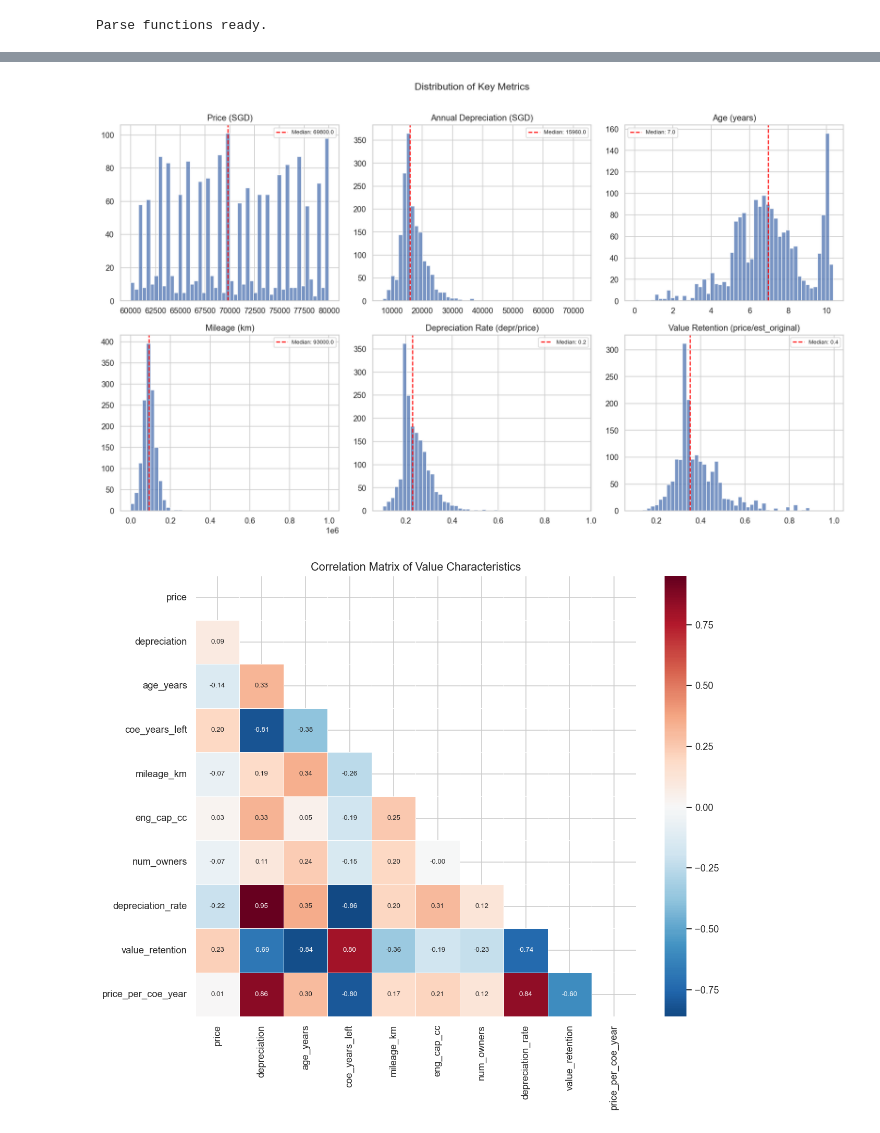
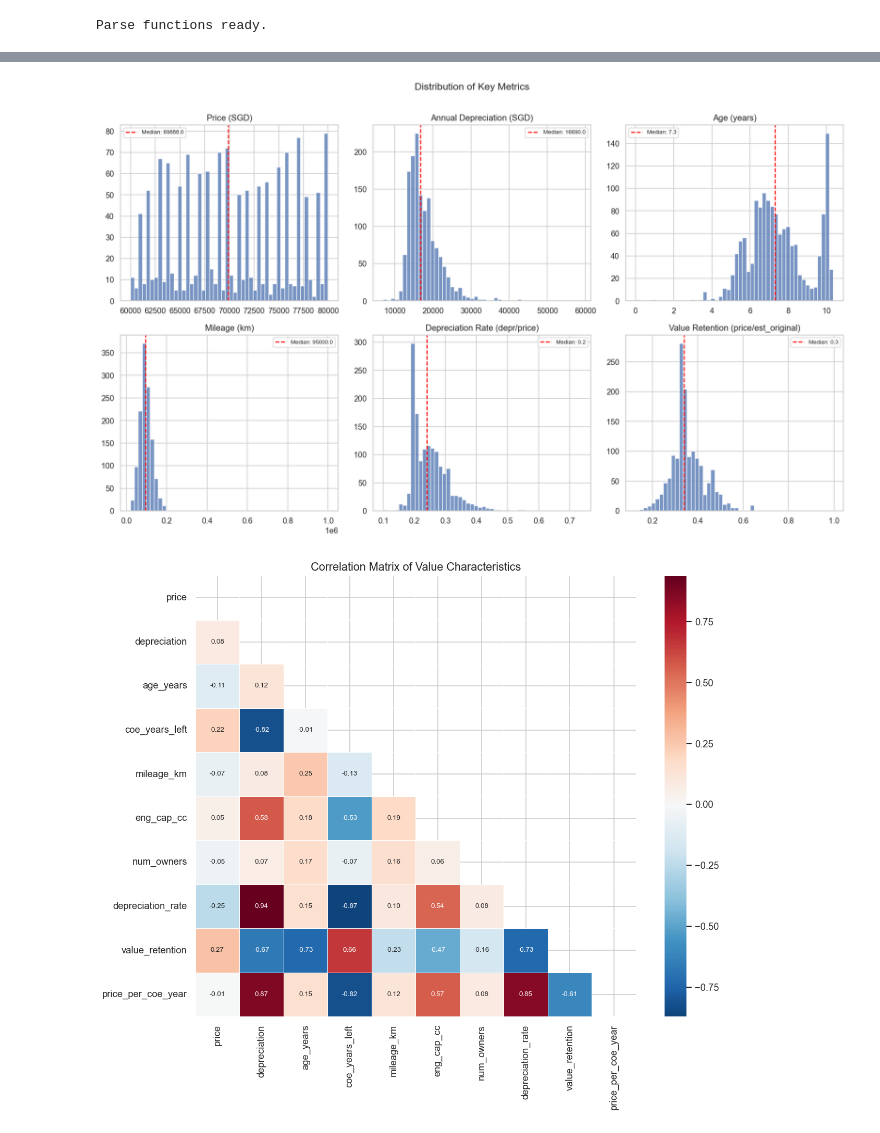
Before and after one commit to luarss/sgcarmart-data, a Jupyter notebook: analysis/used-car-value-study.ipynb, the cells around one changed output, grey strips where cells are left out. Cells and saved outputs as stored; diff of their text form; code cells hidden in the pictures.

```diff
--- a/analysis/used-car-value-study.ipynb
+++ b/analysis/used-car-value-study.ipynb
@@ -23,13 +23,8 @@ plt.rcParams["figure.figsize"] = (10, 5)
 TODAY = date(2026, 5, 23)
 YEAR_FROM = TODAY.year - 10  # dynamic: excludes cars older than 10 years (COE-renewed)
 
-# Resolve paths: notebook is in analysis/, data is at project root
 NB_DIR = Path.cwd()
-if (NB_DIR / "data").exists():
-    PROJECT_ROOT = NB_DIR
-else:
-    PROJECT_ROOT = NB_DIR.parent
-
+PROJECT_ROOT = NB_DIR if (NB_DIR / "data").exists() else NB_DIR.parent
 DATA_FILE = PROJECT_ROOT / "data/used_cars/sgd-60k-80k-newest/latest.json"
 
 # Watch config (inline — same as data/used_cars/sgd-60k-80k-newest/config.json)
@@ -39,6 +34,7 @@ watch_config = {
         "min_price": 60000,
         "max_price": 80000,
         "year_from": YEAR_FROM,
+        "vts": 2,                   # "All Passenger Cars" — excludes vans/commercial
         "avl": "a",
         "sortby": "REG_DESC",
         "limit": 100,
@@ -65,14 +62,5 @@ with open(DATA_FILE) as f:
 
 listings = list(raw.values())
 print(f"Loaded {len(listings)} listings")
-
-# Apply same year_from filter as the watch config
-listings = [c for c in listings if c.get('reg_date')]
-before = len(listings)
-listings = [
-    c for c in listings
-    if datetime.strptime(c['reg_date'], '%d-%b-%Y').year >= YEAR_FROM
-]
-print(f"After excluding pre-{YEAR_FROM} (COE-renewed): {len(listings)} (removed {before - len(listings)})")
 print(f"Fields: {list(listings[0].keys())}")
 # %% [output]
@@ -139,13 +111,10 @@ for car in listings:
     reg_date = parse_reg_date(car.get('reg_date'))
     age = (TODAY - reg_date).days / 365.25 if reg_date else None
     rows.append({
-        'id': car['id'],
-        'title': car['title'],
+        'id': car['id'], 'title': car['title'],
         'brand': extract_brand(car['title']),
-        'price': car.get('price'),
-        'depreciation': car.get('depreciation'),
-        'reg_date': reg_date,
-        'age_years': age,
+        'price': car.get('price'), 'depreciation': car.get('depreciation'),
+        'reg_date': reg_date, 'age_years': age,
         'coe_years_left': parse_coe_left(car.get('coe_left')),
         'mileage_km': parse_mileage(car.get('mileage')),
         'eng_cap_cc': parse_eng_cap(car.get('eng_cap')),
@@ -186,16 +155,13 @@ df['price_per_coe_year'] = df['price'] / df['coe_years_left']
 df['depreciation_per_cc'] = df['depreciation'] / df['eng_cap_cc']
 
 df['suspicious'] = (
-    (df['value_retention'] > 1.5) |
-    (df['value_retention'] < 0.1) |
-    (df['depreciation_rate'] > 1.0) |
-    (df['age_years'] < 0)
+    (df['value_retention'] > 1.5) | (df['value_retention'] < 0.1) |
+    (df['depreciation_rate'] > 1.0) | (df['age_years'] < 0)
 )
 
 print(f"Suspicious rows: {df['suspicious'].sum()} / {len(df)}")
 clean = df[~df['suspicious'] & df['price'].notna() & df['depreciation'].notna()].copy()
 print(f"Clean dataset: {len(clean)} listings")
-
 print("\nValue characteristics summary:")
 print(clean[['depreciation_rate', 'value_retention', 'price_per_coe_year', 'depreciation_per_cc']].describe())
 # %% [output]
@@ -219,7 +185,6 @@ max                    inf
 # %%
 fig, axes = plt.subplots(2, 3, figsize=(15, 9))
 axes = axes.flatten()
-
 metrics = [
     ('price', 'Price (SGD)', 'Greens'),
     ('depreciation', 'Annual Depreciation (SGD)', 'Reds'),
@@ -228,37 +193,29 @@ metrics = [
     ('depreciation_rate', 'Depreciation Rate (depr/price)', 'Purples'),
     ('value_retention', 'Value Retention (price/est_original)', 'Greys'),
 ]
-
-for ax, (col, label, cmap) in zip(axes, metrics):
+for ax, (col, label, _) in zip(axes, metrics):
     data = clean[col].dropna()
     ax.hist(data, bins=50, alpha=0.75, edgecolor='white')
     ax.axvline(data.median(), color='red', linestyle='--', linewidth=1.5,
                label=f'Median: {data.median():.1f}')
-    ax.set_title(label)
-    ax.legend(fontsize=8)
-
+    ax.set_title(label); ax.legend(fontsize=8)
 fig.suptitle('Distribution of Key Metrics', fontsize=14, y=1.01)
-plt.tight_layout()
-plt.show()
+plt.tight_layout(); plt.show()
 # %% [output]
-[figure, old version]
+[figure, new version]
 # %%
 corr_cols = ['price', 'depreciation', 'age_years', 'coe_years_left', 'mileage_km',
              'eng_cap_cc', 'num_owners', 'depreciation_rate', 'value_retention',
              'price_per_coe_year']
-
 corr = clean[corr_cols].corr()
-
 fig, ax = plt.subplots(figsize=(11, 9))
 mask = np.triu(np.ones_like(corr, dtype=bool))
 sns.heatmap(corr, mask=mask, annot=True, fmt='.2f', cmap='RdBu_r',
-            center=0, square=True, linewidths=0.5, ax=ax,
-            annot_kws={'fontsize': 8})
+            center=0, square=True, linewidths=0.5, ax=ax, annot_kws={'fontsize': 8})
 ax.set_title('Correlation Matrix of Value Characteristics', fontsize=13)
-plt.tight_layout()
-plt.show()
+plt.tight_layout(); plt.show()
 # %% [output]
-[figure, old version]
+[figure, new version]
 # %%
 top_brands = clean['brand'].value_counts().head(15).index
 plot_df = clean[clean['brand'].isin(top_brands)]
```
Also changed, not shown: parts of 14 cells of this notebook, 5 other files.
